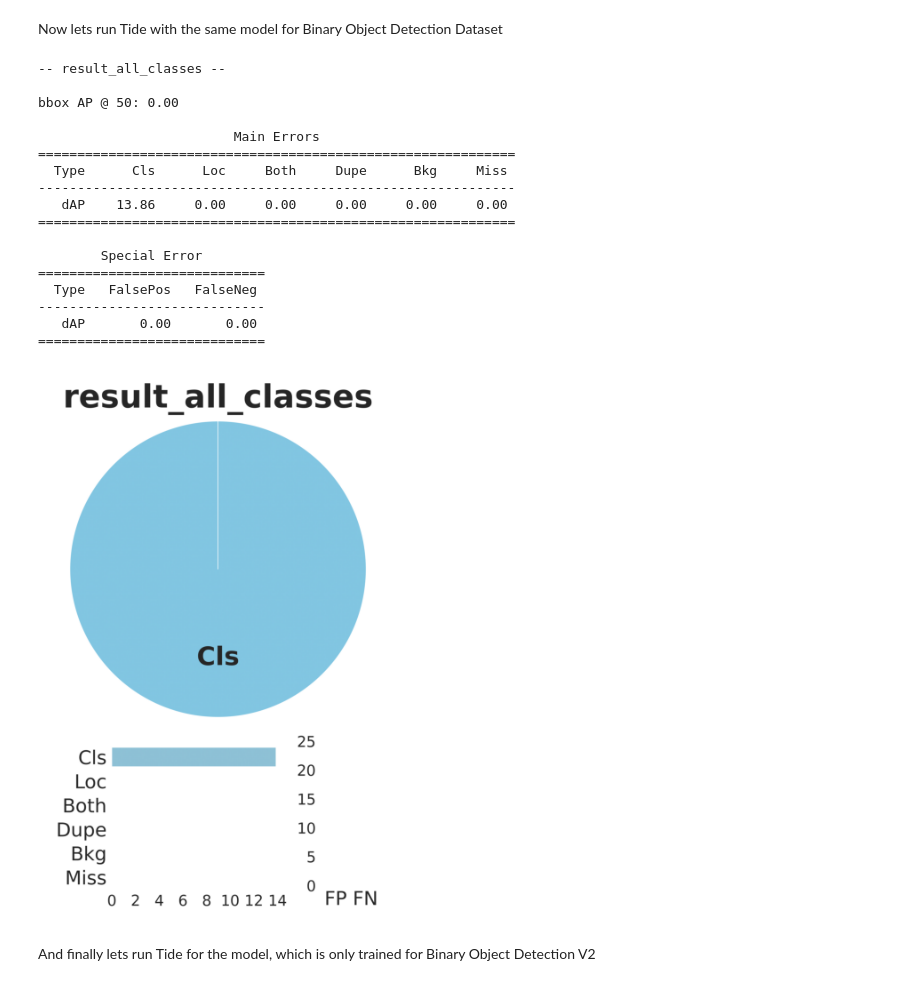
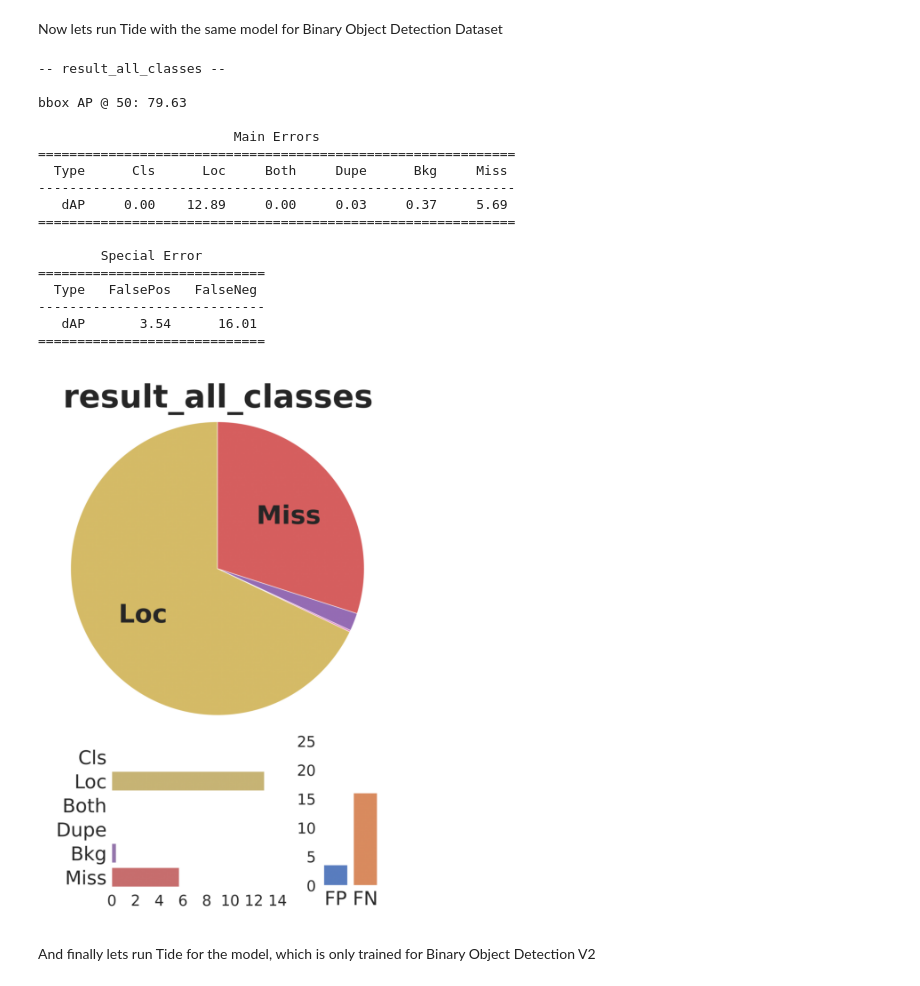
Before and after one commit to Ben93kie/SeaDronesSee, a Jupyter notebook: OD/evaluation of OD V2/evaluation.ipynb, the cells around one changed output. Saved outputs shown, nothing was run; the diff lists cells and outputs as text; code cells hidden in the pictures.

```diff
--- a/OD/evaluation of OD V2/evaluation.ipynb
+++ b/OD/evaluation of OD V2/evaluation.ipynb
@@ -220,31 +240,31 @@ bbox AP @ 50: 70.89
 Now lets run Tide with the same model for Binary Object Detection Dataset
 # %%
 annotation = 'annotations/od_v2_annotations/instances_val_iscrowd_non_water.json'
-modelname = 'result_all_classes.json'
+modelname = 'result_all_classes.json_non-water'
 
 tide = TIDE()
 tide.evaluate(COCO(path = annotation, name = "normal"), datasets.COCOResult(modelname), mode=TIDE.BOX) # Use TIDE.MASK for masks
 tide.summarize()  # Summarize the results as tables in the console
 tide.plot()       # Show a summary figure. Specify a folder and it'll output a png to that folder.
 # %% [output]
 -- result_all_classes --
 
-bbox AP @ 50: 0.00
+bbox AP @ 50: 79.63
 
                          Main Errors
 =============================================================
   Type      Cls      Loc     Both     Dupe      Bkg     Miss
 -------------------------------------------------------------
-   dAP    13.86     0.00     0.00     0.00     0.00     0.00
+   dAP     0.00    12.89     0.00     0.03     0.37     5.69
 =============================================================
 
         Special Error
 =============================
   Type   FalsePos   FalseNeg
 -----------------------------
-   dAP       0.00       0.00
+   dAP       3.54      16.01
 =============================
-[figure, old version]
+[figure, new version]
 # %% [markdown]
 And finally lets run Tide for the model, which is only trained for Binary Object Detection V2
 # %%
```
Also changed, not shown: parts of 10 cells of this notebook.
